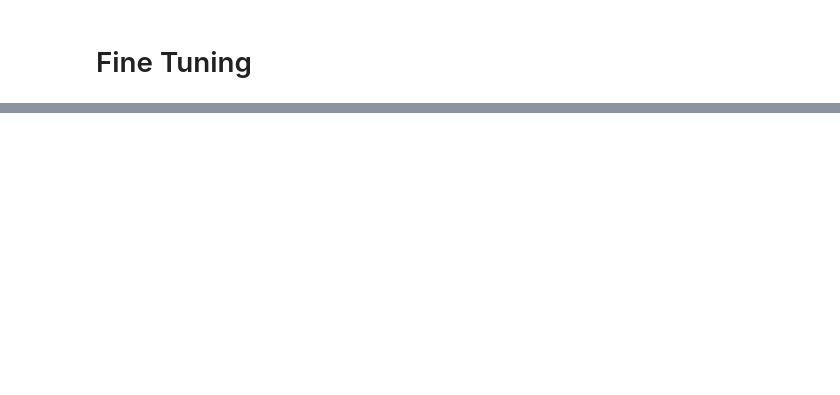
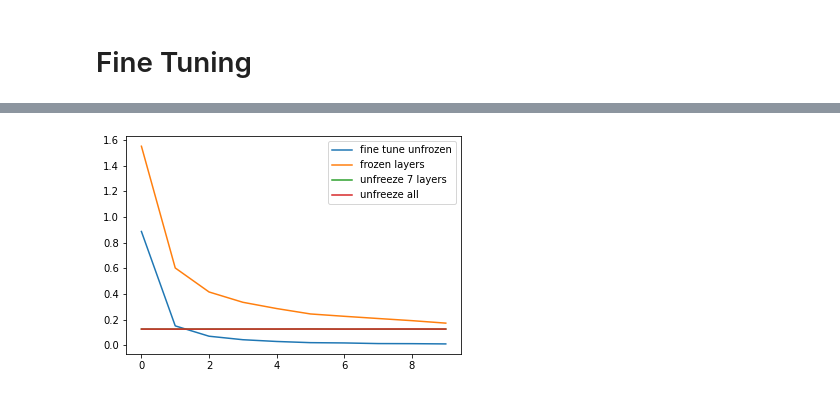
Before and after one commit to KruglovaKate/Transfer-Learning, a Jupyter notebook: flowers.ipynb, the cells around one changed output, grey strips where cells are left out. Drawn from its saved outputs; the diff is of its cells as text; code cells hidden in the pictures; blank space fills up the shorter version.

```diff
--- a/flowers.ipynb
+++ b/flowers.ipynb
@@ -345,0 +473,3 @@ Accuracy of the network on the 10000 test images: 89 %
+# %%
+model_ft_new_2 = torch.load('model_frozen_new.pt')
+model_ft_new_2.eval()
@@ -345,0 +523,2 @@ Accuracy of the network on the 10000 test images: 89 %
+# %%
+loss_hist_ft_3 = train(model_ft_new_2, criterion.cuda(), optimizer_ft, epochs=10)
@@ -388,0 +604,9 @@ Accuracy of the network on the 10000 test images: 99 %
+# %%
+plt.plot(X, loss_hist_ft_0, label = 'fine tune unfrozen')
+plt.plot(X, loss_hist_ft_1, label = 'frozen layers')
+plt.plot(X, loss_hist_ft_2, label = 'unfreeze 7 layers')
+plt.plot(X, loss_hist_ft_3, label = 'unfreeze all')
+plt.legend()
+plt.show()
+# %% [output]
+[figure, added]
```
Also changed, not shown: parts of 29 cells of this notebook.
